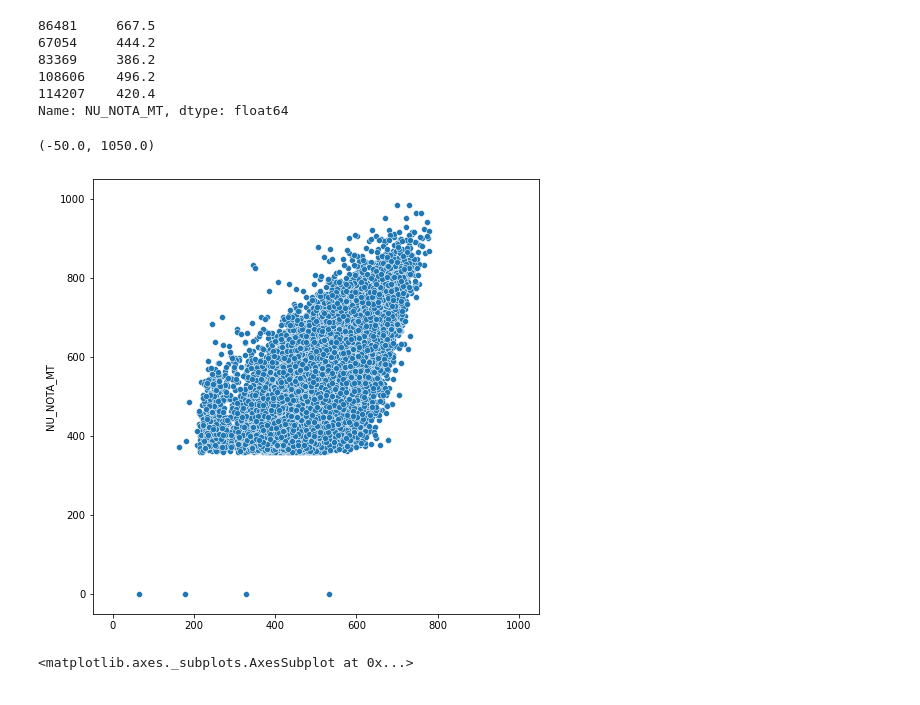
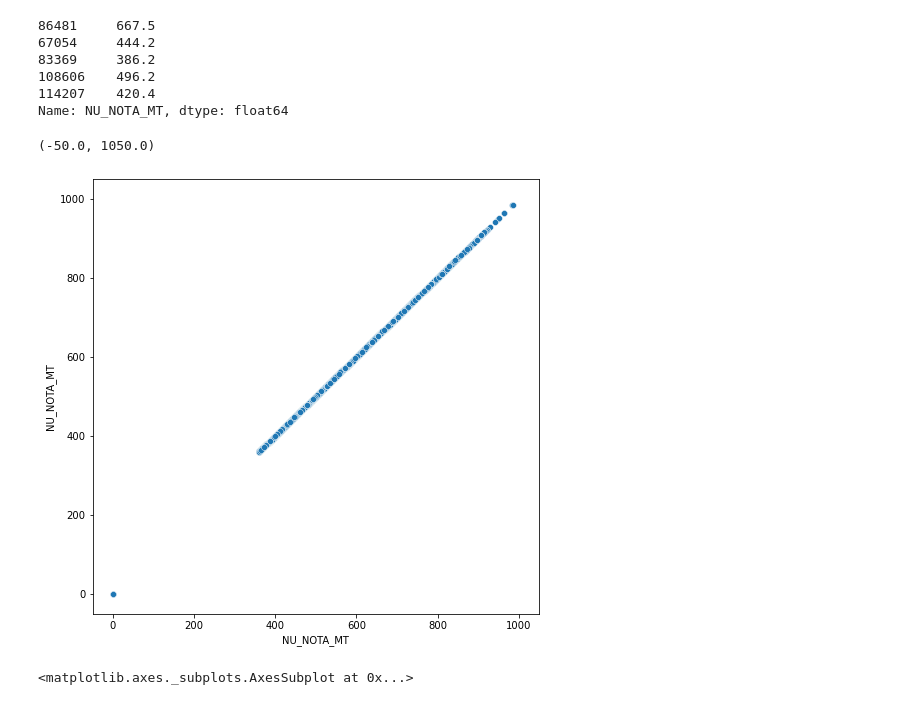
Before and after one commit to LuiMagno/Imers-o-Dados-Alura, a Jupyter notebook: Aula 05 - Validação de Modelo e Overfit.ipynb, the cells around one changed output. Cells and saved outputs as stored; diff of their text form; code cells hidden in the pictures.

```diff
--- a/Aula 05 - Validação de Modelo e Overfit.ipynb
+++ b/Aula 05 - Validação de Modelo e Overfit.ipynb
@@ -944,12 +944,12 @@ y_teste[:5] # y_teste são valores reais
 Name: NU_NOTA_MT, dtype: float64
 # %%
 plt.figure(figsize=(8,8))
-sns.scatterplot(x = predicoes_matematica, y = y_teste)
+sns.scatterplot(x = y_teste, y = y_teste)
 plt.xlim((-50,1050))
 plt.ylim((-50,1050))
 # %% [output]
 (-50.0, 1050.0)
-[figure, old version]
+[figure, new version]
 # %%
 plt.figure(figsize=(8,8))
 sns.scatterplot(x = y_teste, y = y_teste - predicoes_matematica)
```
Also changed, not shown: parts of 9 cells of this notebook.
